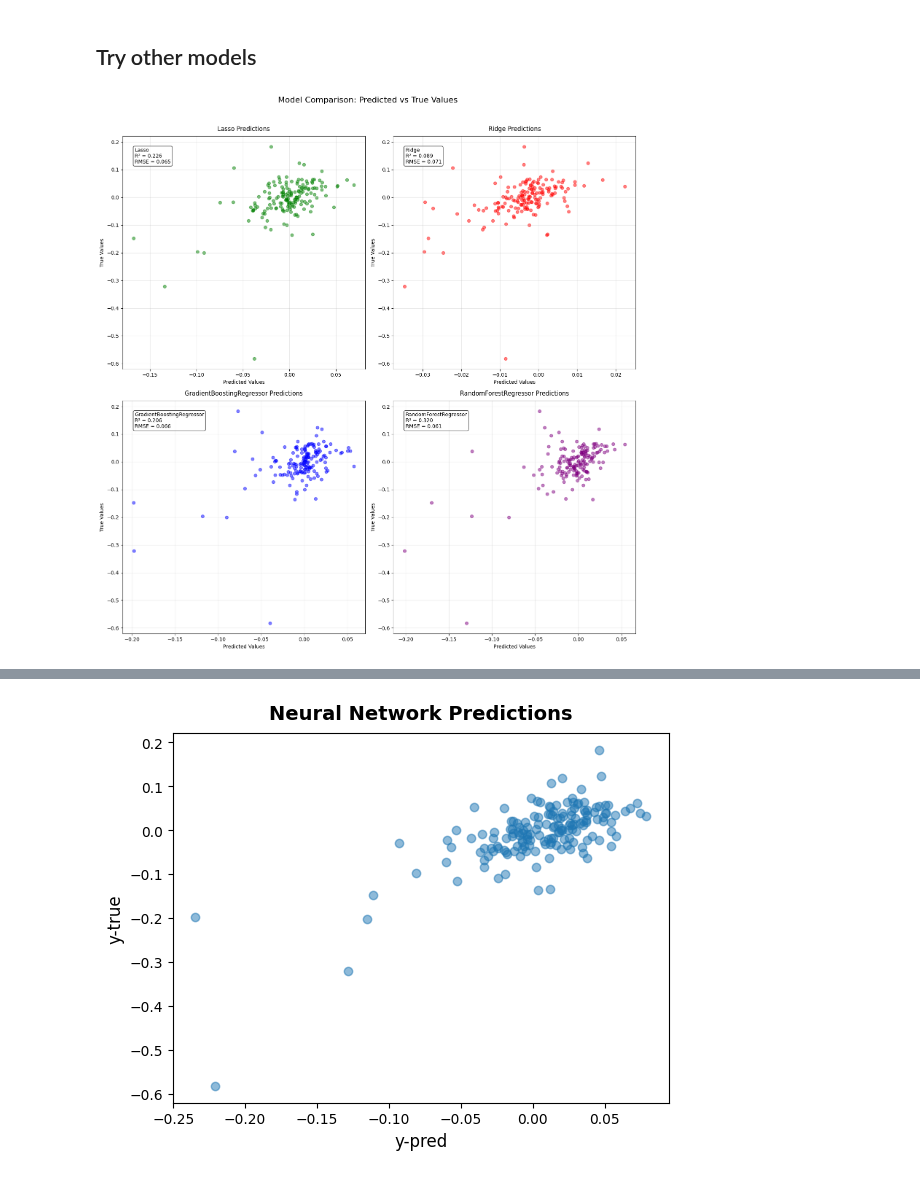
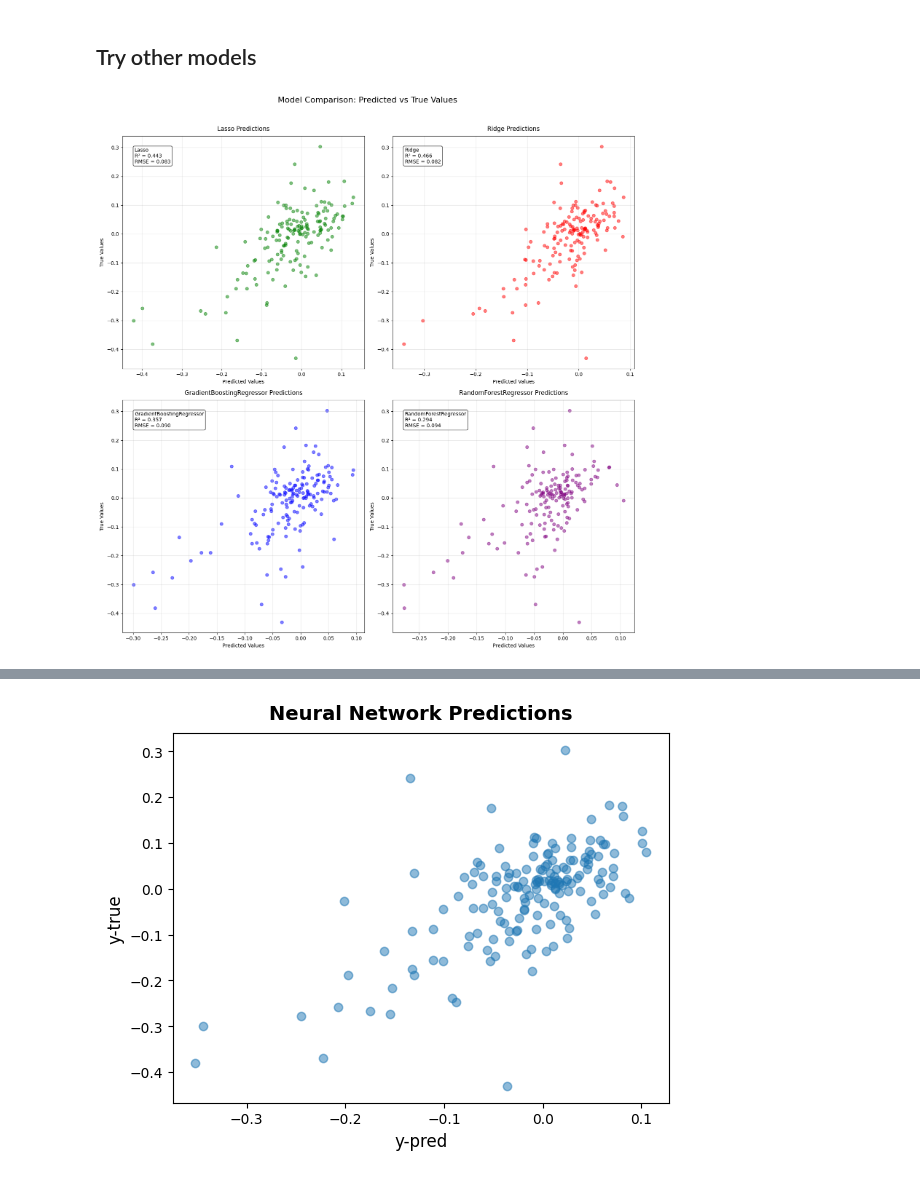
Before and after one commit to egekurt123/yeast_gene_interactions, a Jupyter notebook: ExE_Single_Interaction_Prediction.ipynb, the cells around one changed output, grey strips where cells are left out. Drawn from its saved outputs; the diff is of its cells as text; code cells hidden in the pictures.

```diff
--- a/ExE_Single_Interaction_Prediction.ipynb
+++ b/ExE_Single_Interaction_Prediction.ipynb
@@ -94,8 +91,8 @@ RMSE: 0.07224963715588163
 ## Try other models
 # %%
 predictive_models = [
-                      Lasso(alpha=0.0004),
-                      Ridge(alpha=200.0),
+                      Lasso(alpha=0.0001),
+                      Ridge(alpha=10.0),
                       GradientBoostingRegressor(n_estimators=20, learning_rate=0.2, max_depth=3, random_state=48),
                       RandomForestRegressor(n_estimators=20, random_state=42)
 ]
@@ -136,7 +133,7 @@ for idx, (model, ax, color) in enumerate(zip(predictive_models, axes, colors)):
 plt.tight_layout()
 plt.show()
 # %% [output]
-[figure, old version]
+[figure, new version]
 # %%
 # And Neural Network
 from tensorflow.keras.models import Sequential
@@ -146,7 +143,6 @@ from tensorflow.keras.optimizers import Adam
 model = Sequential([
     Input(shape=(X_train.shape[1],)),
     Dense(128, activation='relu'),
-    Dense(64, activation='relu'),
     Dense(64, activation='relu'),
     Dense(64, activation='relu'),
     Dense(64, activation='relu'),
@@ -188 +184 @@ RMSE: 0.053607575030053166
-[figure, old version]
+[figure, new version]
```
Also changed, not shown: parts of 6 cells of this notebook, 2 other files.
